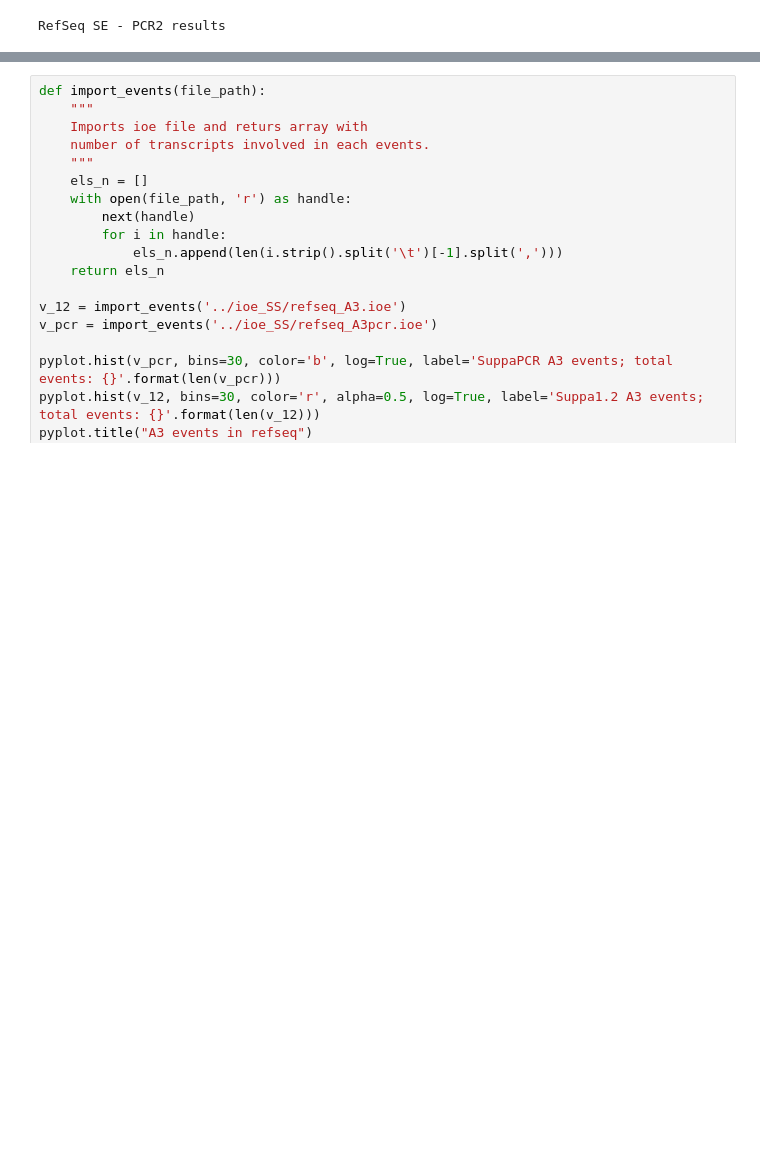
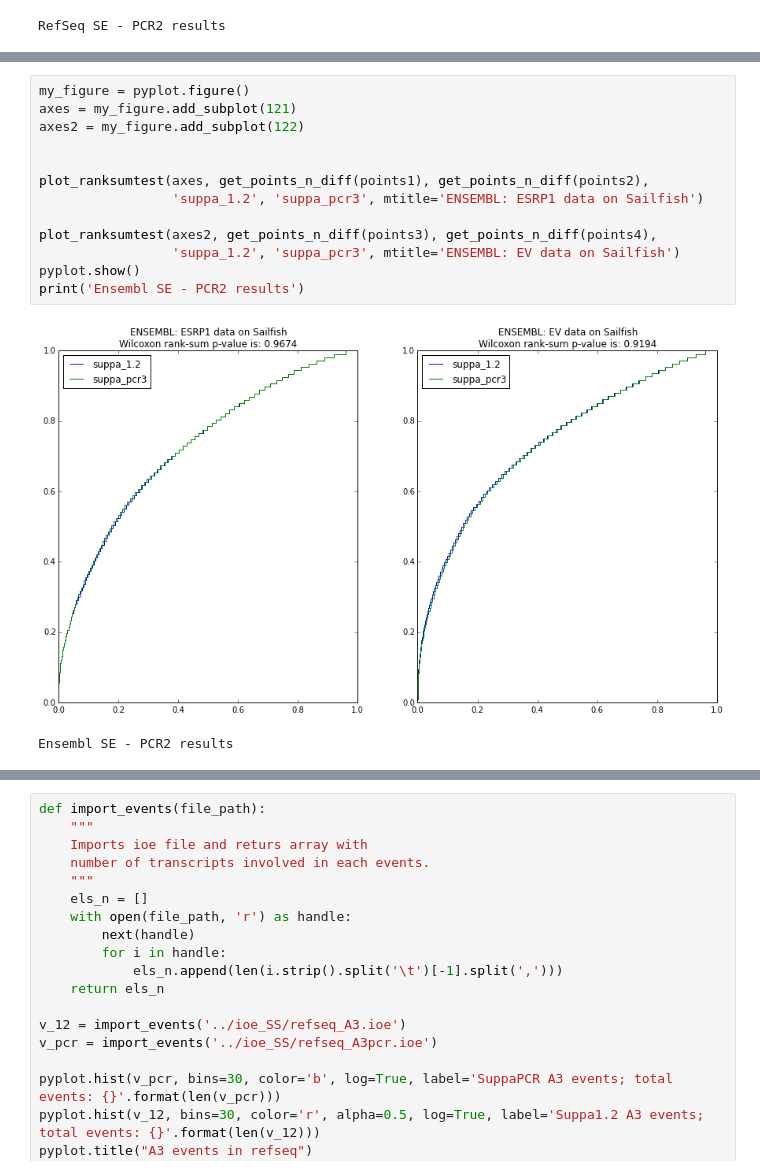
Before and after one commit to miha-skalic/suppa-tests, a Jupyter notebook: scripts/Correlation Calculation.ipynb, the cells around one changed output, grey strips where cells are left out. Saved outputs shown, nothing was run; the diff lists cells and outputs as text; blank space fills up the shorter version.

```diff
--- a/scripts/Correlation Calculation.ipynb
+++ b/scripts/Correlation Calculation.ipynb
@@ -511,3 +602,19 @@ RefSeq SE - PCR2 results
+# %%
+my_figure = pyplot.figure()
+axes = my_figure.add_subplot(121)
+axes2 = my_figure.add_subplot(122)
+
+
+plot_ranksumtest(axes, get_points_n_diff(points1), get_points_n_diff(points2),
+                 'suppa_1.2', 'suppa_pcr3', mtitle='ENSEMBL: ESRP1 data on Sailfish')
+
+plot_ranksumtest(axes2, get_points_n_diff(points3), get_points_n_diff(points4),
+                 'suppa_1.2', 'suppa_pcr3', mtitle='ENSEMBL: EV data on Sailfish')
+pyplot.show()
+print('Ensembl SE - PCR2 results')
+# %% [output]
+[figure, added]
+Ensembl SE - PCR2 results
 # %% [markdown]
 <h1> RI events</h1>
 
```
Also changed, not shown: parts of 9 cells of this notebook, 1 other file.
